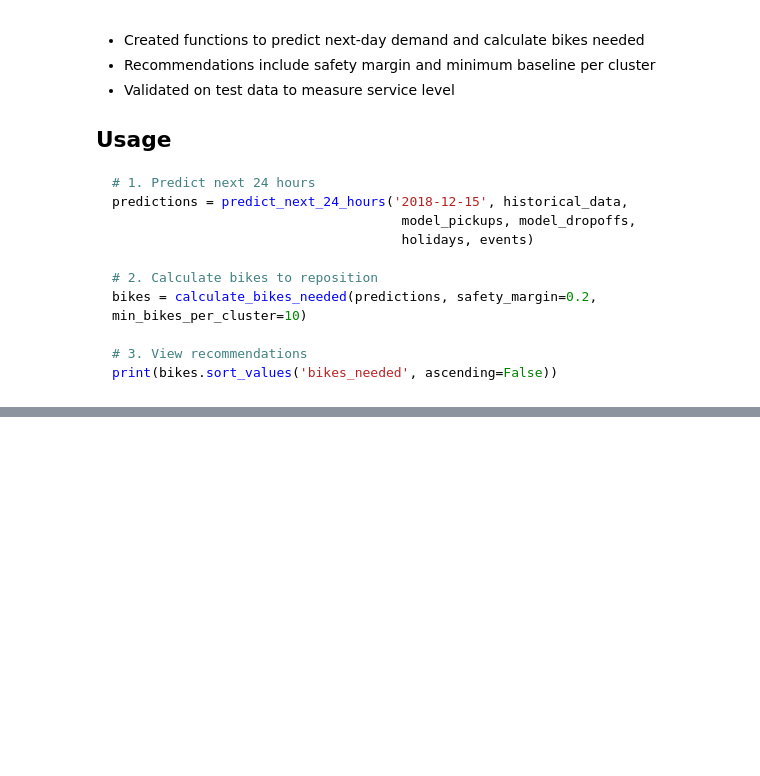
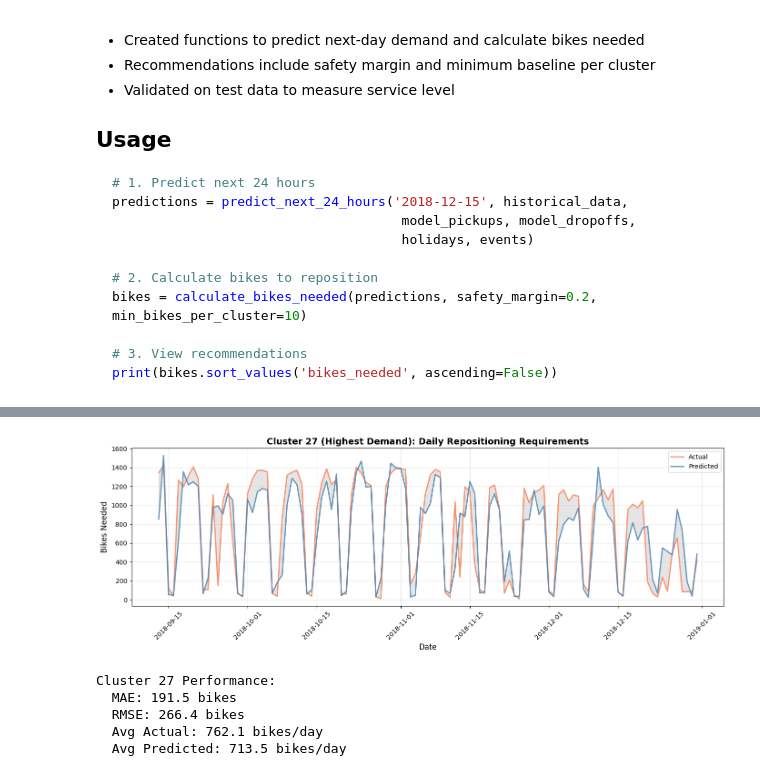
Before and after one commit to EstebanPerez99/Analysis-of-NY-Citi-Bike-stations, a Jupyter notebook: project_final.ipynb, the cells around one changed output, grey strips where cells are left out. Saved outputs shown, nothing was run; the diff lists cells and outputs as text; code cells hidden in the pictures; blank space fills up the shorter version.

```diff
--- a/project_final.ipynb
+++ b/project_final.ipynb
@@ -1113,0 +1237,49 @@ print(bikes.sort_values('bikes_needed', ascending=False))
+# %%
+# ============================================================================
+# Visualization 2: Highest Demand Cluster - Daily Requirements Time Series
+# ============================================================================
+
+# Find cluster with highest average demand
+highest_demand_cluster = int(cluster_avg_needs.index[0])
+
+fig, ax = plt.subplots(figsize=(14, 5))
+
+cluster_data = daily_requirements[daily_requirements['cluster'] == highest_demand_cluster].sort_values('date')
+
+ax.plot(cluster_data['date'], cluster_data['actual_bikes_needed'],
+        label='Actual', linewidth=2, color='coral', alpha=0.8)
+ax.plot(cluster_data['date'], cluster_data['predicted_bikes_needed'],
+        label='Predicted', linewidth=2, color='steelblue', alpha=0.8)
+
+# Add fill between for error visualization
+ax.fill_between(cluster_data['date'],
+                cluster_data['actual_bikes_needed'],
+                cluster_data['predicted_bikes_needed'],
+                alpha=0.2, color='gray')
+
+ax.set_xlabel('Date', fontsize=12)
+ax.set_ylabel('Bikes Needed', fontsize=12)
+ax.set_title(f'Cluster {highest_demand_cluster} (Highest Demand): Daily Repositioning Requirements',
+             fontsize=14, fontweight='bold')
+ax.legend()
+ax.grid(True, alpha=0.3)
+plt.xticks(rotation=45)
+
+plt.tight_layout()
+plt.show()
+
+# Calculate cluster-specific metrics
+cluster_mae = cluster_data['abs_error'].mean()
+cluster_rmse = np.sqrt((cluster_data['bikes_error'] ** 2).mean())
+print(f"\nCluster {highest_demand_cluster} Performance:")
+print(f"  MAE: {cluster_mae:.1f} bikes")
+print(f"  RMSE: {cluster_rmse:.1f} bikes")
+print(f"  Avg Actual: {cluster_data['actual_bikes_needed'].mean():.1f} bikes/day")
+print(f"  Avg Predicted: {cluster_data['predicted_bikes_needed'].mean():.1f} bikes/day")
+# %% [output]
+[figure, added]
+Cluster 27 Performance:
+  MAE: 191.5 bikes
+  RMSE: 266.4 bikes
+  Avg Actual: 762.1 bikes/day
+  Avg Predicted: 713.5 bikes/day
```
Also changed, not shown: parts of 11 cells of this notebook.
